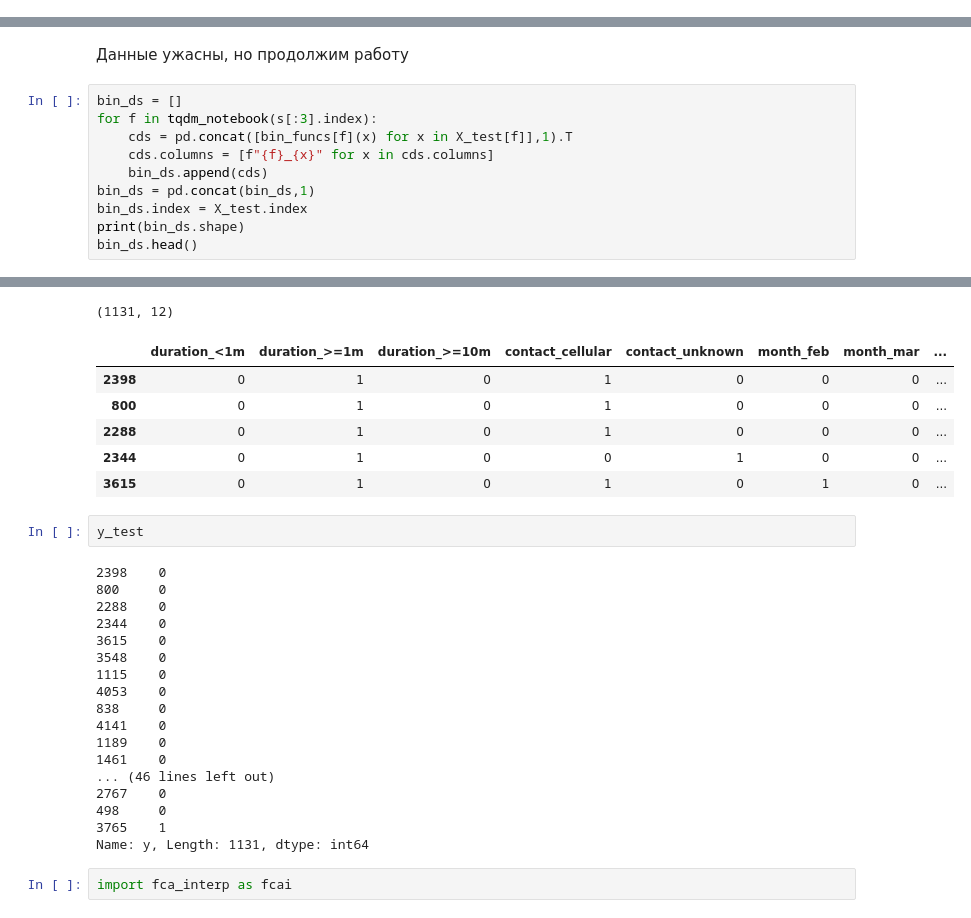
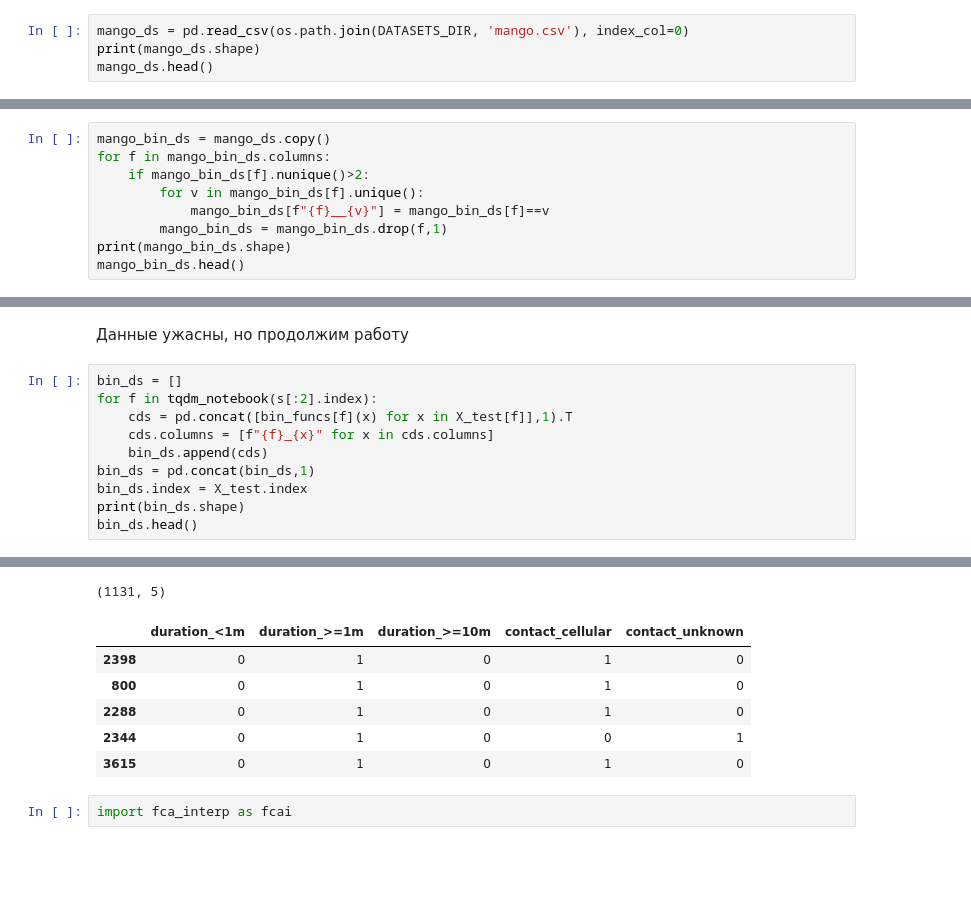
Before and after one commit to EgorDudyrev/FCA_BB_interpret, a Jupyter notebook: notebooks/2020.01.27-Implications_And_Hypotheses.ipynb, the cells around one changed output, grey strips where cells are left out. Drawn from its saved outputs; the diff is of its cells as text; blank space fills up the shorter version.

```diff
--- a/notebooks/2020.01.27-Implications_And_Hypotheses.ipynb
+++ b/notebooks/2020.01.27-Implications_And_Hypotheses.ipynb
@@ -25,0 +30,4 @@ from importlib import reload
+# %%
+mango_ds = pd.read_csv(os.path.join(DATASETS_DIR, 'mango.csv'), index_col=0)
+print(mango_ds.shape)
+mango_ds.head()
@@ -25,0 +43,9 @@ from importlib import reload
+# %%
+mango_bin_ds = mango_ds.copy()
+for f in mango_bin_ds.columns:
+    if mango_bin_ds[f].nunique()>2:
+        for v in mango_bin_ds[f].unique():
+            mango_bin_ds[f"{f}__{v}"] = mango_bin_ds[f]==v
+        mango_bin_ds = mango_bin_ds.drop(f,1)
+print(mango_bin_ds.shape)
+mango_bin_ds.head()
@@ -232,43 +342,23 @@ bin_funcs['month'] = binf_month
 Данные ужасны, но продолжим работу
 # %%
 bin_ds = []
-for f in tqdm_notebook(s[:3].index):
+for f in tqdm_notebook(s[:2].index):
     cds = pd.concat([bin_funcs[f](x) for x in X_test[f]],1).T
     cds.columns = [f"{f}_{x}" for x in cds.columns]
     bin_ds.append(cds)
 bin_ds = pd.concat(bin_ds,1)
 bin_ds.index = X_test.index
 print(bin_ds.shape)
 bin_ds.head()
 # %% [output]
 [interactive output not drawn]
-(1131, 12)
+(1131, 5)
-|  | duration_<1m | duration_>=1m | duration_>=10m | contact_cellular | contact_unknown | month_feb | month_mar | ... |
-| 2398 | 0 | 1 | 0 | 1 | 0 | 0 | 0 | ... |
-| 800 | 0 | 1 | 0 | 1 | 0 | 0 | 0 | ... |
-| 2288 | 0 | 1 | 0 | 1 | 0 | 0 | 0 | ... |
-| 2344 | 0 | 1 | 0 | 0 | 1 | 0 | 0 | ... |
-| 3615 | 0 | 1 | 0 | 1 | 0 | 1 | 0 | ... |
+|  | duration_<1m | duration_>=1m | duration_>=10m | contact_cellular | contact_unknown |
+| 2398 | 0 | 1 | 0 | 1 | 0 |
+| 800 | 0 | 1 | 0 | 1 | 0 |
+| 2288 | 0 | 1 | 0 | 1 | 0 |
+| 2344 | 0 | 1 | 0 | 0 | 1 |
+| 3615 | 0 | 1 | 0 | 1 | 0 |
-# %%
-y_test
-# %% [output]
-2398    0
-800     0
-2288    0
-2344    0
-3615    0
-3548    0
-1115    0
-4053    0
-838     0
-4141    0
-1189    0
-1461    0
-... (46 lines left out)
-2767    0
-498     0
-3765    1
-Name: y, Length: 1131, dtype: int64
 # %%
 import fca_interp as fcai
 # %%
```
Also changed, not shown: parts of 13 cells of this notebook.
